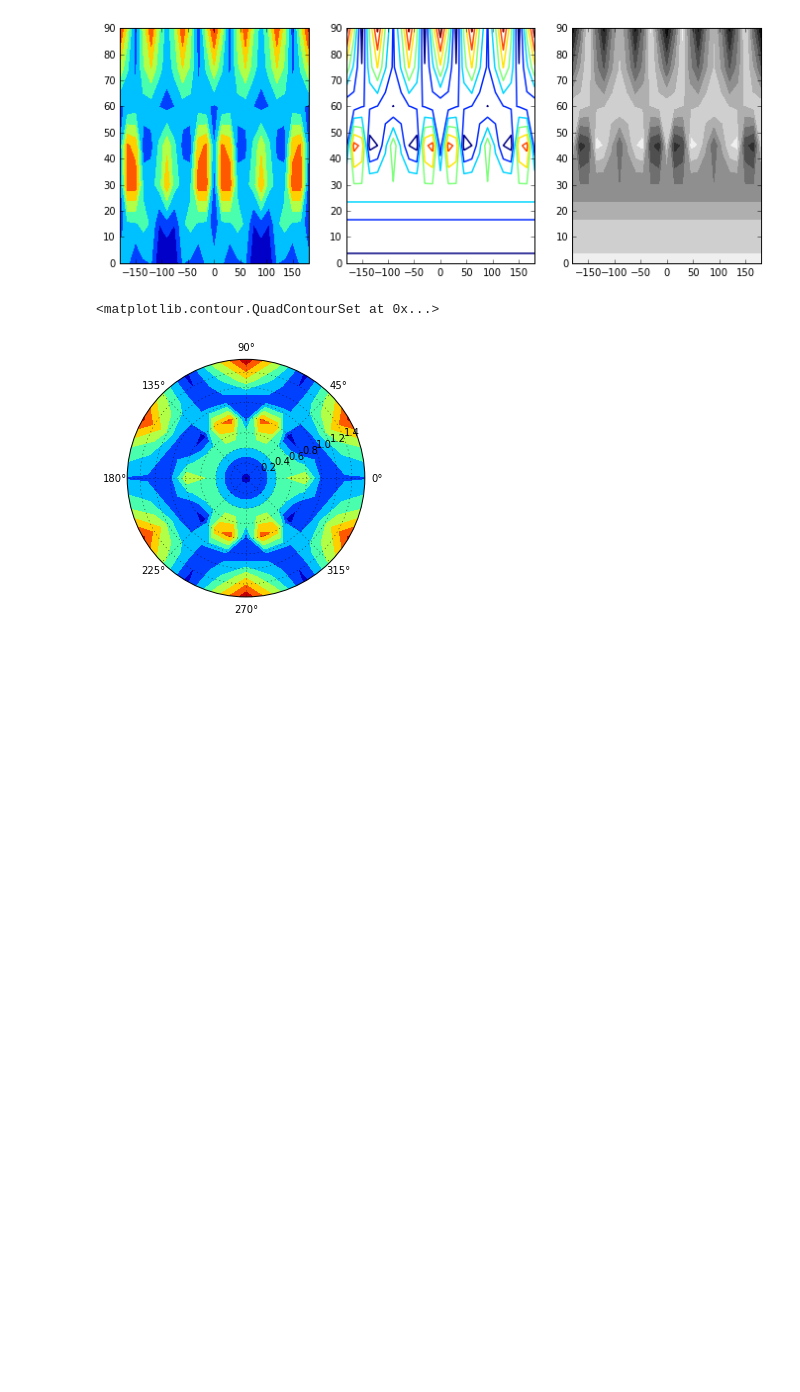
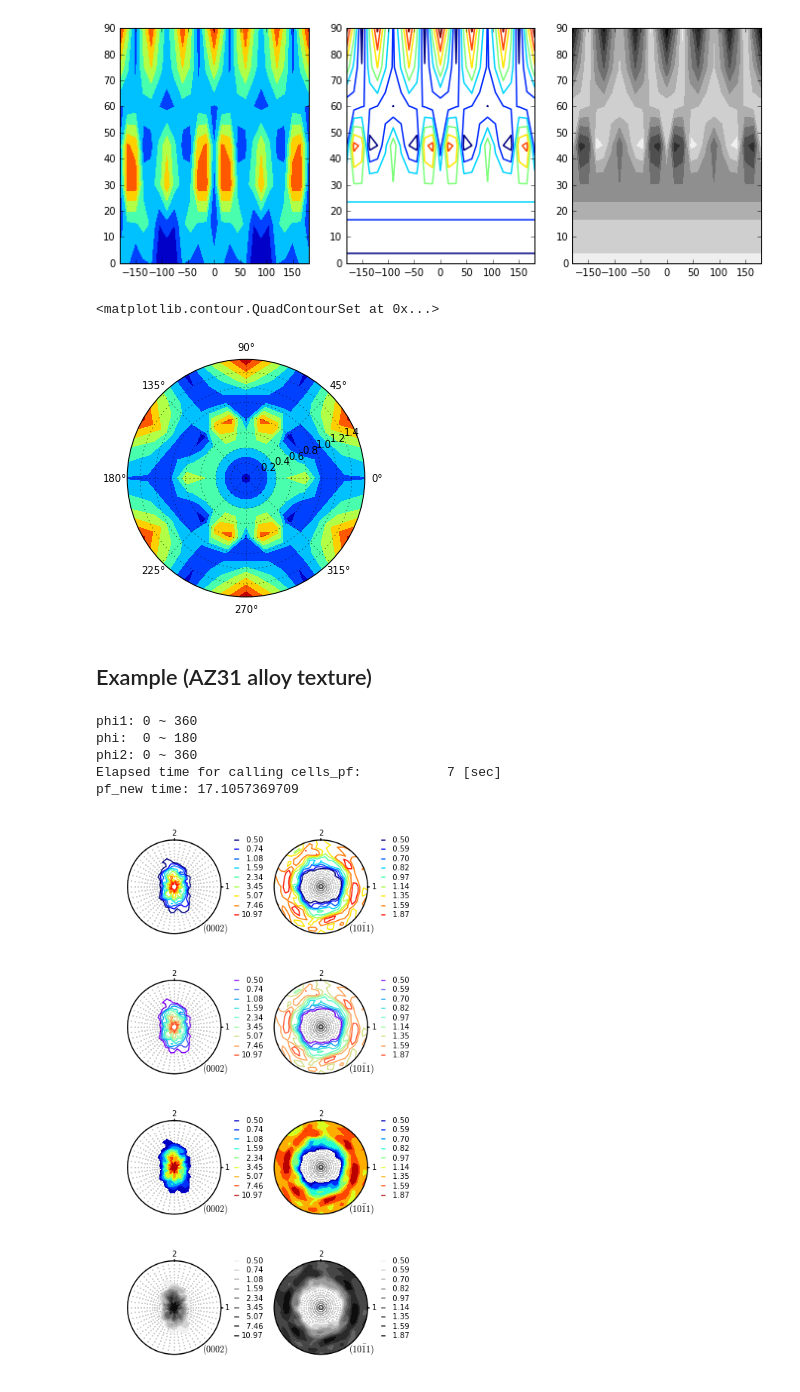
Before and after one commit to usnistgov/texture, a Jupyter notebook: ipynb/UPF_Algorithm.ipynb, the cells around one changed output. Saved outputs shown, nothing was run; the diff lists cells and outputs as text; code cells hidden in the pictures; blank space fills up the shorter version.

Commit message:
Added an example in UPF_Algorithm.ipynb

```diff
--- a/ipynb/UPF_Algorithm.ipynb
+++ b/ipynb/UPF_Algorithm.ipynb
@@ -460,3 +460,37 @@ ax.contourf(XN*np.pi/180.+np.pi/2.,YN*np.pi/180.,new.T)
 # %% [output]
 <matplotlib.contour.QuadContourSet at 0x...>
 [figure]
+# %% [markdown]
+## Example (AZ31 alloy texture)
+# %%
+from TX import upf, cmb
+import time
+reload(upf)
+
+from MP.lib import whichcomp
+
+if whichcomp.clues()=='Darwin': ## My MBA Darwin
+    filename='/Users/yj/repo/vpsc/vpsc-dev-fld/examples/ex15_FLD/magnesium/az31/LS_AZ31_1.3mm.tex'
+elif whichcomp.clues()=='Linux': ## My CTCMS Linux
+    filename='/users/ynj/repo/vpsc-fld/examples/ex15_FLD/magnesium/ze10/LS_ZE10_1.3mm.tex'
+
+mypf=upf.polefigure(filename=filename,
+    #grains=grs_iso,
+    csym='hexag',cdim=[1,1,1.6235])
+
+t0=time.time()
+mypf.pf_new(poles=[[0,0,0,2],[1,0,-1,1]],
+            n_rim=2,lev_opt=0,lev_norm_log=True,
+            nlev=9,cmap='jet',dth=7.5,dph=5.,mn=0.5)
+print 'pf_new time:', time.time()-t0
+
+
+gcf().savefig('Mg_texture.pdf',bbox_inches='tight')
+gcf().savefig('Mg_texture.png',bbox_inches='tight',transparent=True)
+# %% [output]
+phi1: 0 ~ 360
+phi:  0 ~ 180
+phi2: 0 ~ 360
+Elapsed time for calling cells_pf:           7 [sec]
+pf_new time: 17.1057369709
+[figure, added]
```
Also changed, not shown: parts of 1 cell of this notebook, 1 other file.
